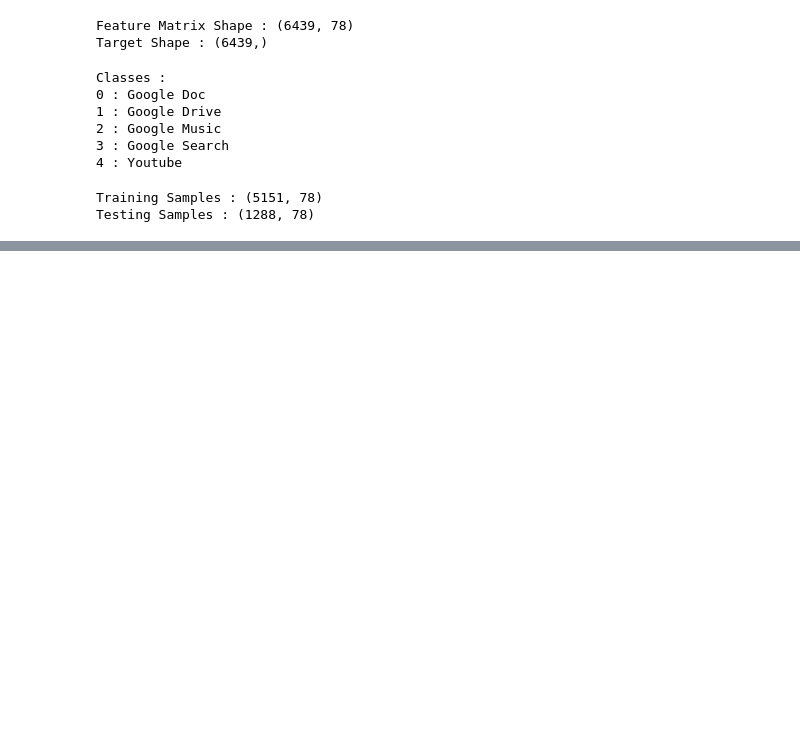
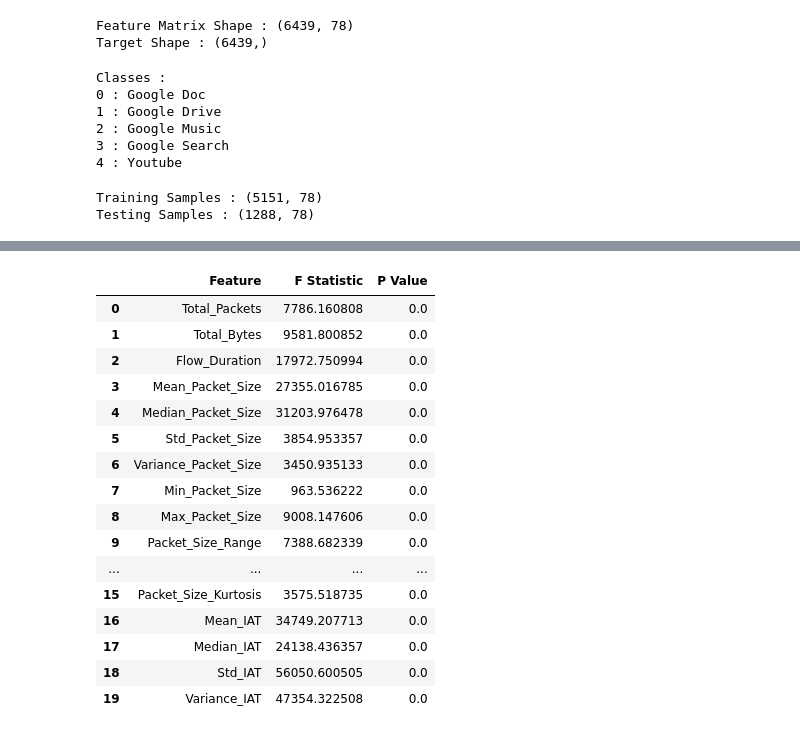
Before and after one commit to parthkhajgiwale/MSc-Capstone, a Jupyter notebook: UCDavis Baseline.ipynb, the cells around one changed output, grey strips where cells are left out. Drawn from its saved outputs; the diff is of its cells as text; code cells hidden in the pictures; blank space fills up the shorter version.

```diff
--- a/UCDavis Baseline.ipynb
+++ b/UCDavis Baseline.ipynb
@@ -134,0 +220,23 @@ X_train_scaled, X_test_scaled, _, _ = train_test_split(X_scaled,y_encoded,test_s
+# %%
+anova_sorted = anova_df.sort_values(
+    by="P Value"
+)
+anova_sorted.head(20)
+# %% [output]
+|  | Feature | F Statistic | P Value |
+| 0 | Total_Packets | 7786.160808 | 0.0 |
+| 1 | Total_Bytes | 9581.800852 | 0.0 |
+| 2 | Flow_Duration | 17972.750994 | 0.0 |
+| 3 | Mean_Packet_Size | 27355.016785 | 0.0 |
+| 4 | Median_Packet_Size | 31203.976478 | 0.0 |
+| 5 | Std_Packet_Size | 3854.953357 | 0.0 |
+| 6 | Variance_Packet_Size | 3450.935133 | 0.0 |
+| 7 | Min_Packet_Size | 963.536222 | 0.0 |
+| 8 | Max_Packet_Size | 9008.147606 | 0.0 |
+| 9 | Packet_Size_Range | 7388.682339 | 0.0 |
+| ... | ... | ... | ... |
+| 15 | Packet_Size_Kurtosis | 3575.518735 | 0.0 |
+| 16 | Mean_IAT | 34749.207713 | 0.0 |
+| 17 | Median_IAT | 24138.436357 | 0.0 |
+| 18 | Std_IAT | 56050.600505 | 0.0 |
+| 19 | Variance_IAT | 47354.322508 | 0.0 |
```
Also changed, not shown: parts of 14 cells of this notebook.
